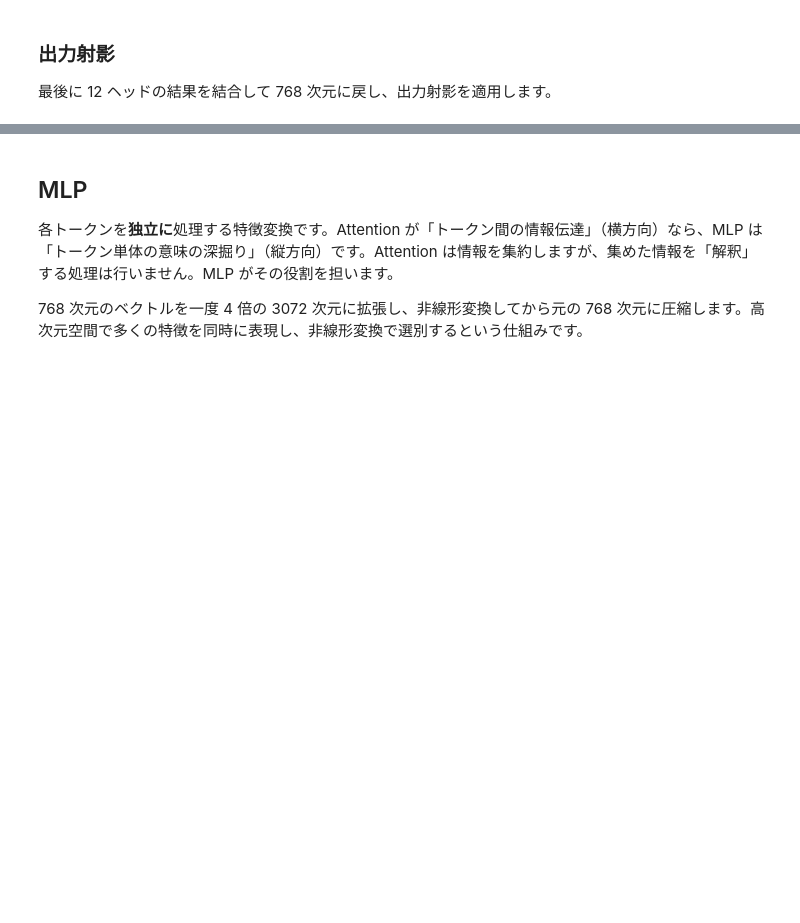
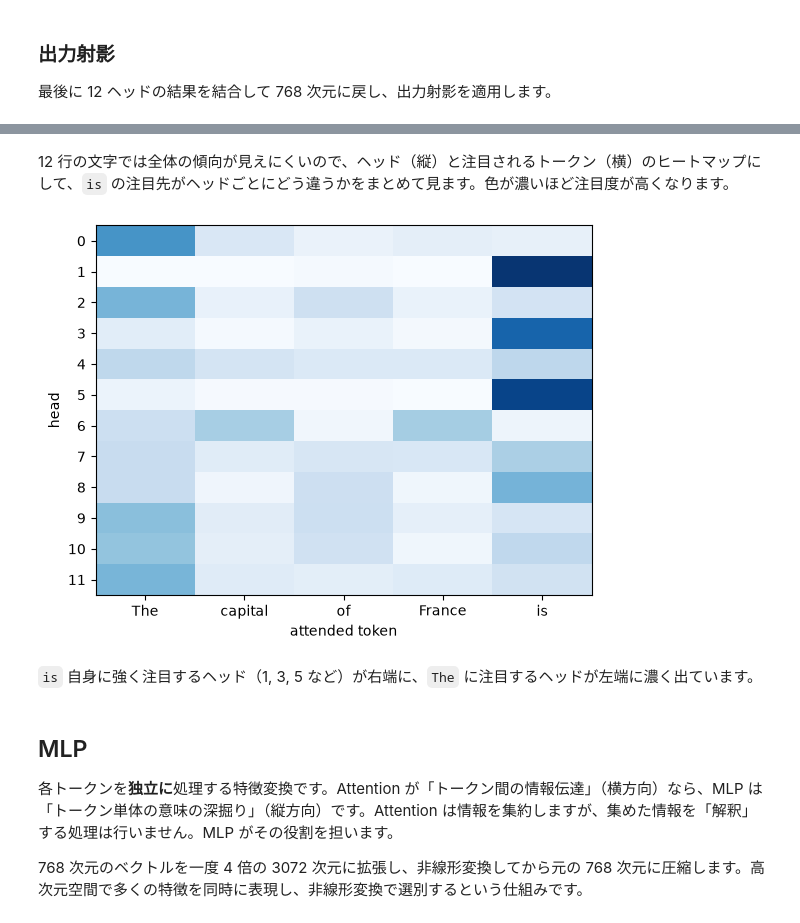
Before and after one commit to 7shi/my-gpt2, a Jupyter notebook: abridged.ipynb, the cells around one changed output, grey strips where cells are left out. Cells and saved outputs as stored; diff of their text form; code cells hidden in the pictures; blank space fills up the shorter version.

```diff
--- a/abridged.ipynb
+++ b/abridged.ipynb
@@ -545,3 +760,17 @@ True
+# %% [markdown]
+12 行の文字では全体の傾向が見えにくいので、ヘッド（縦）と注目されるトークン（横）のヒートマップにして、`is` の注目先がヘッドごとにどう違うかをまとめて見ます。色が濃いほど注目度が高くなります。
+# %%
+words = [tokenizer.decode([t]).strip() for t in input_ids]
+plt.imshow(probs[:, -1], cmap="Blues", vmin=0, vmax=1, aspect="auto")
+plt.xticks(range(seq_len), words)
+plt.yticks(range(12))
+plt.xlabel("attended token")
+plt.ylabel("head")
+plt.show()
+# %% [output]
+[figure, added]
+# %% [markdown]
+`is` 自身に強く注目するヘッド（1, 3, 5 など）が右端に、`The` に注目するヘッドが左端に濃く出ています。
 # %% [markdown]
 ## MLP
 
```
Also changed, not shown: parts of 62 cells of this notebook, 3 other files.
